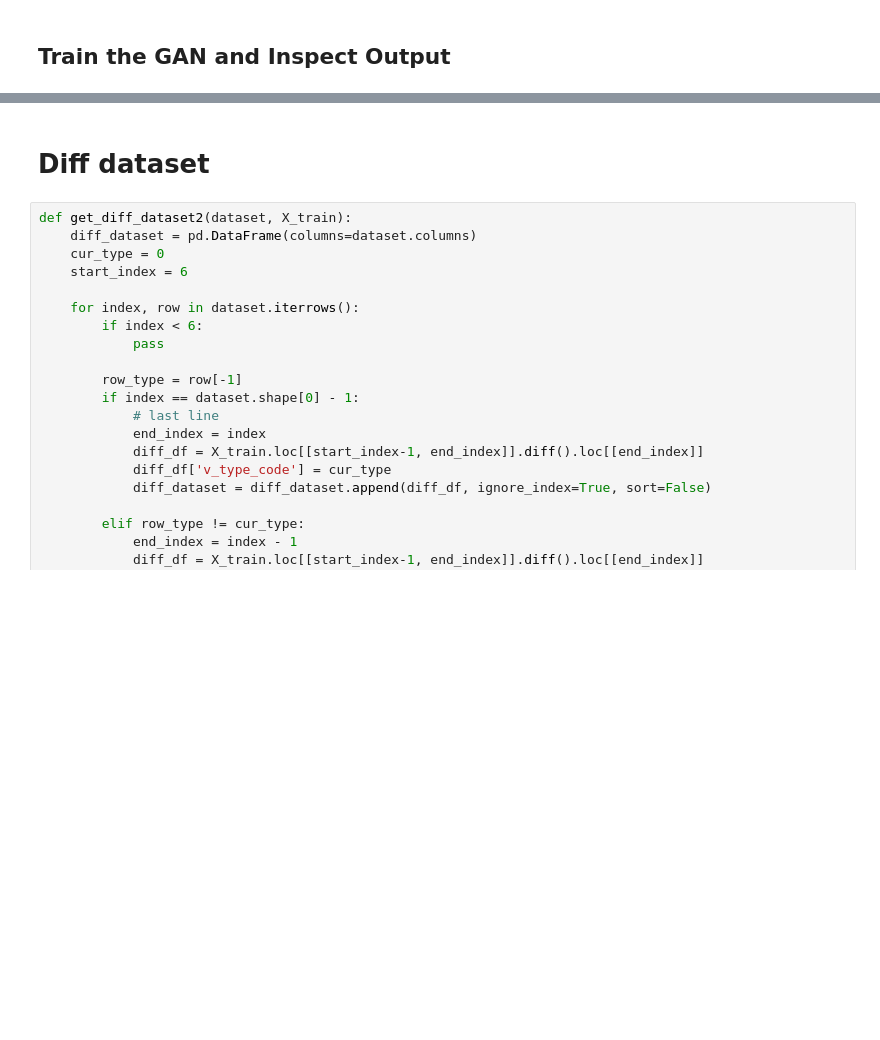
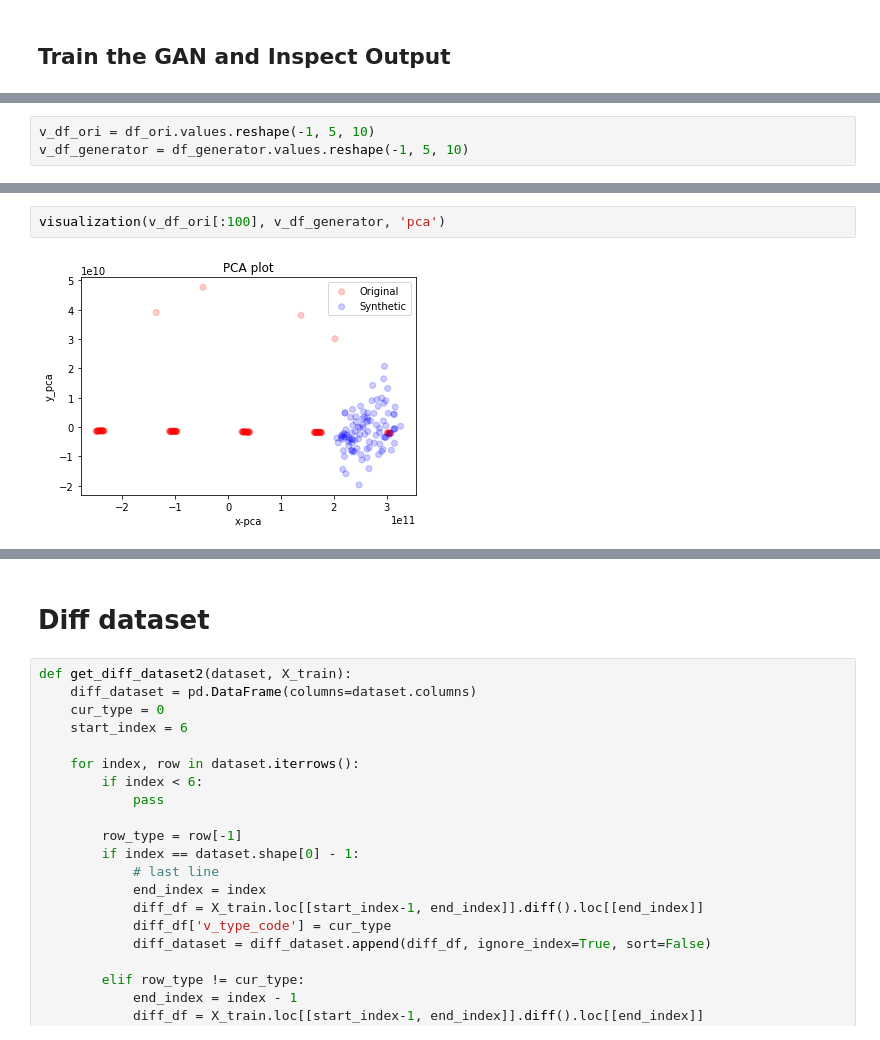
Before and after one commit to xiafei571/itu-gan, a Jupyter notebook: ITUGan.ipynb, the cells around one changed output, grey strips where cells are left out. Cells and saved outputs as stored; diff of their text form; blank space fills up the shorter version.

```diff
--- a/ITUGan.ipynb
+++ b/ITUGan.ipynb
@@ -459,0 +854,3 @@ plt.legend()
+# %%
+v_df_ori = df_ori.values.reshape(-1, 5, 10)
+v_df_generator = df_generator.values.reshape(-1, 5, 10)
@@ -459,0 +861,4 @@ plt.legend()
+# %%
+visualization(v_df_ori[:100], v_df_generator, 'pca')
+# %% [output]
+[figure, added]
```
Also changed, not shown: parts of 45 cells of this notebook, 14 other files.
